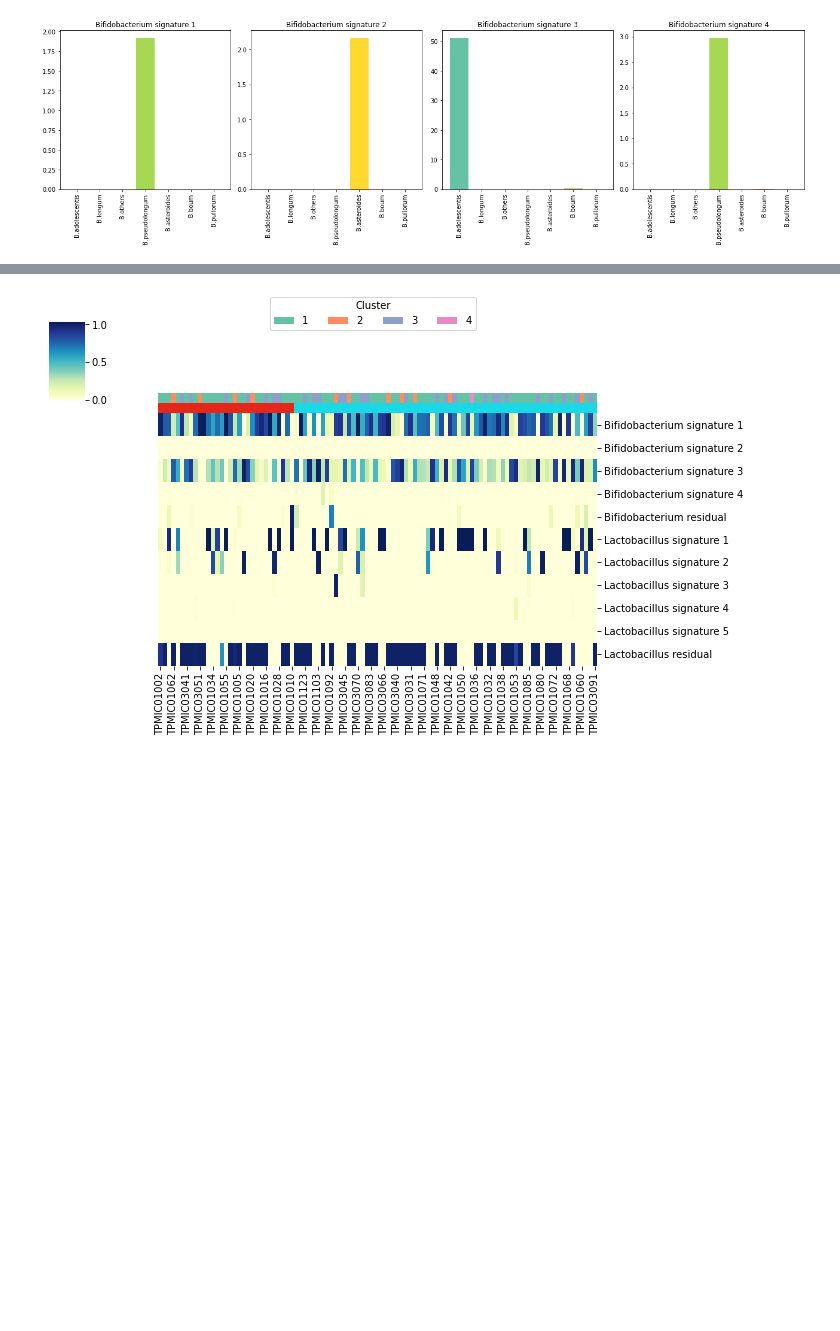
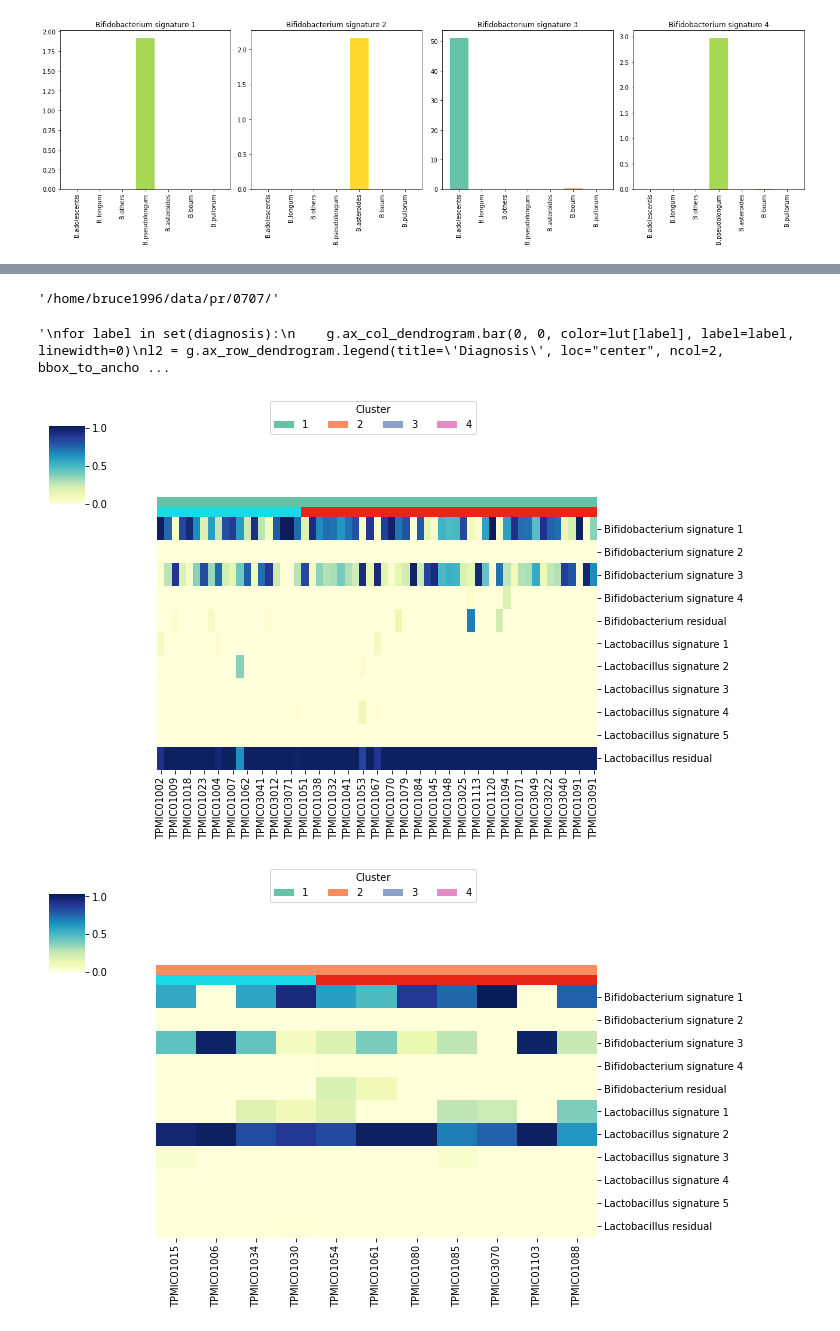
Before and after one commit to brucewu1996/Probiotics_signature, a Jupyter notebook: probiotics_fingerprint.ipynb, the cells around one changed output, grey strips where cells are left out. Drawn from its saved outputs; the diff is of its cells as text; code cells hidden in the pictures; blank space fills up the shorter version.

```diff
--- a/probiotics_fingerprint.ipynb
+++ b/probiotics_fingerprint.ipynb
@@ -22,3 +22,5 @@ b_idx = [bool(re.search('Bifidobacterium',x)) for x in meta_df.index]
 l_idx = [bool(re.search('Lactobacillus',x)) for x in meta_df.index]
 b_df = meta_df.loc[b_idx,:]
 l_df = meta_df.loc[l_idx,:]
+# %%
+l_subtype_df = pd.read_csv('~/data/lacto-subtype.csv')
@@ -87,16 +101,18 @@ plt.savefig(output_path + 'adlasso_species_pv_mab.png',dpi = 300)
 # %%
 from sklearn.decomposition import NMF
 # %%
-lacto_df = pd.read_csv('~/ssd/probiotics_fingerprint/curated_lacto_subtype_rel_matrix.txt',sep = '\t',index_col=0)
-bifido_df = pd.read_csv('~/ssd/probiotics_fingerprint/curated_bifido_subtype_rel_matrix.txt',sep = '\t',index_col=0)
+lacto_df = pd.read_csv('~/ssd/probiotics_fingerprint/curatedmetagenomic/curated_lacto_subtype_by_ref_rel_matrix.txt',sep = '\t',index_col=0)
+bifido_df = pd.read_csv('~/ssd/probiotics_fingerprint/curatedmetagenomic/curated_bifido_subtype_rel_matrix.txt',sep = '\t',index_col=0)
 
-lacto_matrix = pd.read_csv('~/ssd/probiotics_fingerprint/lacto_subtype_rel_matrix.txt',sep='\t',index_col=0)
-bifido_matrix = pd.read_csv('~/ssd/probiotics_fingerprint/bifido_subtype_rel_matrix.txt',sep='\t',index_col=0)
+lacto_matrix = pd.read_csv('~/ssd/probiotics_fingerprint/subtype/lacto_subtype_by_ref_rel_matrix.txt',sep = '\t',index_col=0)
+bifido_matrix = pd.read_csv('~/ssd/probiotics_fingerprint/subtype/bifido_subtype_rel_matrix.txt',sep='\t',index_col=0)
 #fill missing subtype
-missing = ['L.brevis']
-missing_matrix = pd.DataFrame(np.zeros([1,100]),index = missing,columns=lacto_matrix.columns)
+
+missing = list(set(lacto_df.index) - set(lacto_matrix.index))
+missing_matrix = pd.DataFrame(np.zeros([len(missing),100]),index = missing,columns=lacto_matrix.columns)
 lacto_matrix = pd.concat([lacto_matrix,missing_matrix],axis = 0)
 
 missing = ['B.asteroides', 'B.boum', 'B.pullorum']
 missing_matrix = pd.DataFrame(np.zeros([3,100]),index = missing,columns=bifido_matrix.columns)
 bifido_matrix = pd.concat([bifido_matrix,missing_matrix],axis = 0)
+del missing
@@ -231,34 +263,55 @@ df = df.loc[:,idx]
+# %%
+idx = consensus_df['cluster'] == 1
+df_1 = df.loc[:,idx]
+# %%
+output_path
+# %% [output]
+'/home/bruce1996/data/pr/0707/'
 # %%
+from matplotlib import cm
+from matplotlib.pyplot import gcf
+
+
+'''
 all_net_names  = consensus_df['cluster'].values
-
 net_ind = sorted(np.unique(all_net_names, return_index=True)[1])
 net_names = [all_net_names[index] for index in sorted(net_ind)]
 #network_pal = sns.cubehelix_palette(10, light=.9, dark=.1, reverse=False, start=1, rot=-2)
+colormap = [cm.Set2(x) for x in range(7)]
 network_pal = colormap
 network_lut = dict(zip(np.unique(all_net_names), network_pal))
 network_colors = pd.Series(all_net_names).map(network_lut)
+'''
+cluster = consensus_df['cluster'].values
+cluster_lut = dict(zip( set(cluster),  [cm.Set2(x) for x in range(10)] ))
+col_colors = pd.Series(cluster).map(cluster_lut)
 
 diagnosis = metadata['Diagnosis'].values
 lut = dict(zip( set(diagnosis), sns.hls_palette(len(set(diagnosis)),l=0.5, s=0.8)   ))
 row_colors = pd.Series(diagnosis).map(lut)
 
-g = sns.clustermap(df, cmap="YlGnBu",
-                   row_cluster=False,
-                   col_cluster=False,
-                   col_colors=[network_colors,row_colors],
-                   linewidths=0, figsize=(10, 6))
+for i in range(3) :
+    idx = consensus_df['cluster'] == i+1
+    plot_df = df.loc[:,idx]
 
-from matplotlib.pyplot import gcf
+    g = sns.clustermap(plot_df, cmap="YlGnBu",
+                    row_cluster=False,
+                    col_cluster=False,
+                    col_colors=[col_colors[idx.values],row_colors[idx.values]],
+                    linewidths=0, figsize=(10, 6))
 
-for label in net_names:
-    g.ax_col_dendrogram.bar(0, 0, color=network_lut[label], label=label, linewidth=0)
-l1 = g.ax_col_dendrogram.legend(title='Cluster', loc="center", ncol=5, bbox_to_anchor=(0.47, 1.0), bbox_transform=gcf().transFigure)
+    for label in set(cluster):
+        g.ax_col_dendrogram.bar(0, 0, color=cluster_lut[label], label=label, linewidth=0)
+    l1 = g.ax_col_dendrogram.legend(title='Cluster', loc="center", ncol=5, bbox_to_anchor=(0.47, 1.0), bbox_transform=gcf().transFigure)
+    plt.savefig(output_path + 'signature_consensus_clustering_heatmap_'+str(i)+'.png',dpi = 300)
 
 '''
 for label in set(diagnosis):
     g.ax_col_dendrogram.bar(0, 0, color=lut[label], label=label, linewidth=0)
 l2 = g.ax_row_dendrogram.legend(title='Diagnosis', loc="center", ncol=2, bbox_to_anchor=(0.47, 0.9), bbox_transform=gcf().transFigure)
 '''
-plt.savefig(output_path + 'signature_consensus_clustering_heatmap.png',dpi = 300)
+#plt.savefig(output_path + 'signature_consensus_clustering_heatmap.png',dpi = 300)
 # %% [output]
+'\nfor label in set(diagnosis):\n    g.ax_col_dendrogram.bar(0, 0, color=lut[label], label=label, linewidth=0)\nl2 = g.ax_row_dendrogram.legend(title=\'Diagnosis\', loc="center", ncol=2, bbox_to_ancho ...
-[figure, old version]
+[figure, new version]
+[figure, added]
```
Also changed, not shown: parts of 20 cells of this notebook, 3 other files.
